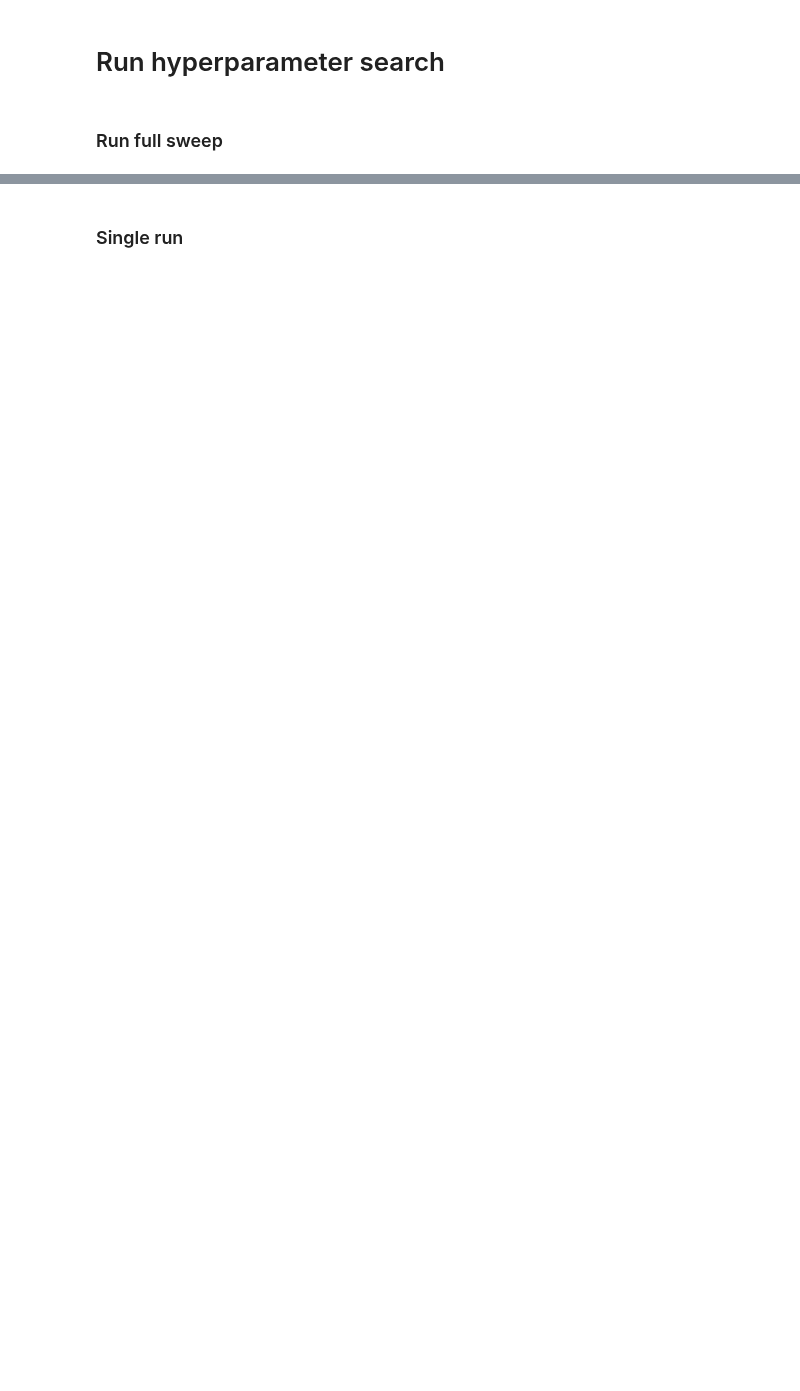
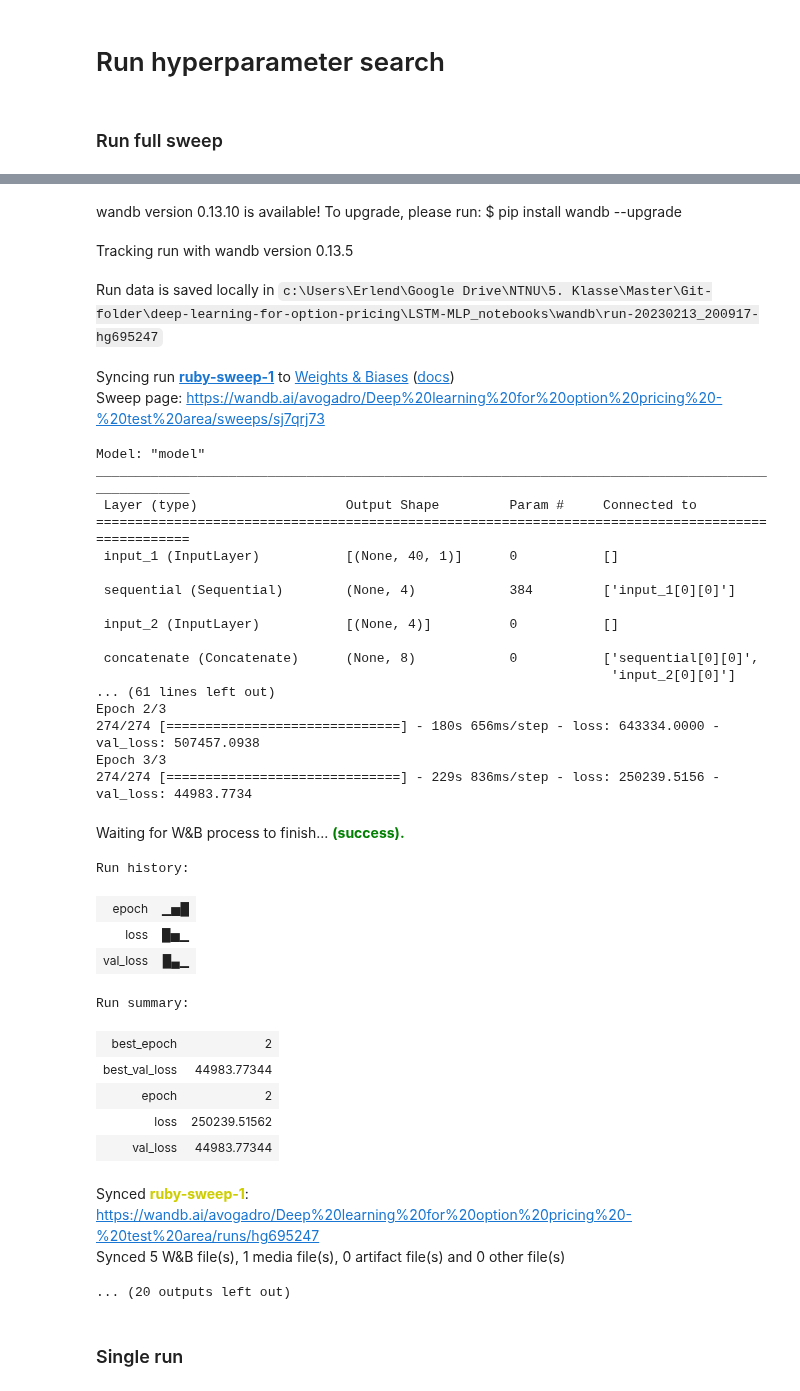
Before and after one commit to erlend-rygg/deep-learning-for-option-pricing, a Jupyter notebook: LSTM-MLP_notebooks/LSTM-MLP.ipynb, the cells around one changed output, grey strips where cells are left out. Saved outputs shown, nothing was run; the diff lists cells and outputs as text; code cells hidden in the pictures; blank space fills up the shorter version.

```diff
--- a/LSTM-MLP_notebooks/LSTM-MLP.ipynb
+++ b/LSTM-MLP_notebooks/LSTM-MLP.ipynb
@@ -191,34 +192,33 @@ sweep_configuration = {
 		},
     'parameters': {
         'LSTM_units': {
-            'values': [8, 16, 32, 64, 96, 128]},
+            'values': [4, 8, 16, 32]},
         'MLP_units': {
-            'values': [32, 64, 96, 128]},
+            'values': [50, 100, 200, 400, 600]},
         'LSTM_timesteps': {
-            'values': [20]},
+            'values': [10, 20, 40, 60, 90]},
         'LSTM_layers': {
             'distribution': 'int_uniform',
-            'max': 6, 'min': 2},
+            'max': 8, 'min': 2},
         'MLP_layers': {
             'distribution': 'int_uniform',
-            'max': 6, 'min': 2},
+            'max': 8, 'min': 2},
         'Bn_momentum': {
-            'distribution': 'uniform',
-            'max': 1, 'min': 0},
+            'values': [0.1, 0.4, 0.7, 0.99]},
         'Lr': {
-            'distribution': 'uniform',
-            'max': 0.01, 'min': 0.0001},
+            'distribution': 'log_uniform',
+            'max': log(0.1), 'min': log(0.0001)},
         'Lr_decay': {
-            'distribution': 'uniform',
-            'max': 1, 'min': 0.9},
+            'distribution': 'log_uniform',
+            'max': log(1), 'min': log(0.8)},
         'Minibatch_size': {
-            'values': [1024, 2048, 4096]},
+            'value': 4096},
         'Min_delta': {
-            'value': 1},
+            'value': 0.01 if moneyness else 1},
         'Patience': {
             'value': 20},
         'Num_features': {
-            'value': 4},
+            'value': 3 if moneyness else 4},
     }
 }
 
@@ -290,18 +294,18 @@ def trainer(train_x = train_x, train_y = train_y, val_x = val_x, val_y = val_y,
             mse_callback = MSE_LossCallback(train_x, train_y, train_strike, val_x, val_y, val_strike)
 
         # Adapt sequence length to config
-        train_x[0] = train_x[0][:, :config.LSTM_timesteps, :]
-        val_x[0] = val_x[0][:, :config.LSTM_timesteps, :]
-        print(f'Train shape: {train_x[0].shape}, {train_x[1].shape}')
-        print(f'Val shape: {val_x[0].shape}, {val_x[1].shape}')
+        train_x_adjusted = [train_x[0][:, :config.LSTM_timesteps, :], train_x[1]]
+        val_x_adjusted = [val_x[0][:, :config.LSTM_timesteps, :], val_x[1]]
+        print(f'Train shape: {train_x_adjusted[0].shape}, {train_x_adjusted[0].shape}')
+        print(f'Val shape: {val_x_adjusted[0].shape}, {val_x_adjusted[0].shape}')
 
         # Train model
         model.fit(
-            train_x,
+            train_x_adjusted,
             train_y,
             batch_size = config.Minibatch_size,
-            validation_data = (val_x, val_y),
-            epochs = 1000,
+            validation_data = (val_x_adjusted, val_y),
+            epochs = 3,
             callbacks = [early_stopping, wandb_callback, mse_callback] if moneyness else [early_stopping, wandb_callback],
         )
 
@@ -310,5 +314,5 @@ def trainer(train_x = train_x, train_y = train_y, val_x = val_x, val_y = val_y,
 # %% [markdown]
 ### Run full sweep
 # %%
-wandb.agent(sweep_id=sweep_id, function=trainer, project='Deep learning for option pricing - test area', count = 1)
+wandb.agent(sweep_id=sweep_id, function=trainer, project='Deep learning for option pricing - test area', count = 3)
 # %% [output]
@@ -326,6 +330,42 @@ wandb:  Minibatch_size: 1024
 wandb:  Num_features: 4
 wandb:  Patience: 20
 Failed to detect the name of this notebook, you can set it manually with the WANDB_NOTEBOOK_NAME environment variable to enable code saving.
+wandb version 0.13.10 is available! To upgrade, please run: $ pip install wandb --upgrade
+Tracking run with wandb version 0.13.5
+Run data is saved locally in c:\Users\Erlend\Google Drive\NTNU\5. Klasse\Master\Git-folder\deep-learning-for-option-pricing\LSTM-MLP_notebooks\wandb\run-20230213_200917-hg695247
+Syncing run ruby-sweep-1 to Weights & Biases (docs)
+Sweep page: https://wandb.ai/avogadro/Deep%20learning%20for%20option%20pricing%20-%20test%20area/sweeps/sj7qrj73
+Model: "model"
+__________________________________________________________________________________________________
+ Layer (type)                   Output Shape         Param #     Connected to
+==================================================================================================
+ input_1 (InputLayer)           [(None, 40, 1)]      0           []
+
+ sequential (Sequential)        (None, 4)            384         ['input_1[0][0]']
+
+ input_2 (InputLayer)           [(None, 4)]          0           []
+
+ concatenate (Concatenate)      (None, 8)            0           ['sequential[0][0]',
+                                                                  'input_2[0][0]']
+... (61 lines left out)
+Epoch 2/3
+274/274 [==============================] - 180s 656ms/step - loss: 643334.0000 - val_loss: 507457.0938
+Epoch 3/3
+274/274 [==============================] - 229s 836ms/step - loss: 250239.5156 - val_loss: 44983.7734
+Waiting for W&B process to finish... (success).
+Run history:
+| epoch | ▁▅█ |
+| loss | █▅▁ |
+| val_loss | █▄▁ |
+Run summary:
+| best_epoch | 2 |
+| best_val_loss | 44983.77344 |
+| epoch | 2 |
+| loss | 250239.51562 |
+| val_loss | 44983.77344 |
+Synced ruby-sweep-1: https://wandb.ai/avogadro/Deep%20learning%20for%20option%20pricing%20-%20test%20area/runs/hg695247
+Synced 5 W&B file(s), 1 media file(s), 0 artifact file(s) and 0 other file(s)
+... (20 outputs left out)
 # %% [markdown]
 ### Single run
 # %%
```
Also changed, not shown: parts of 5 cells of this notebook.
